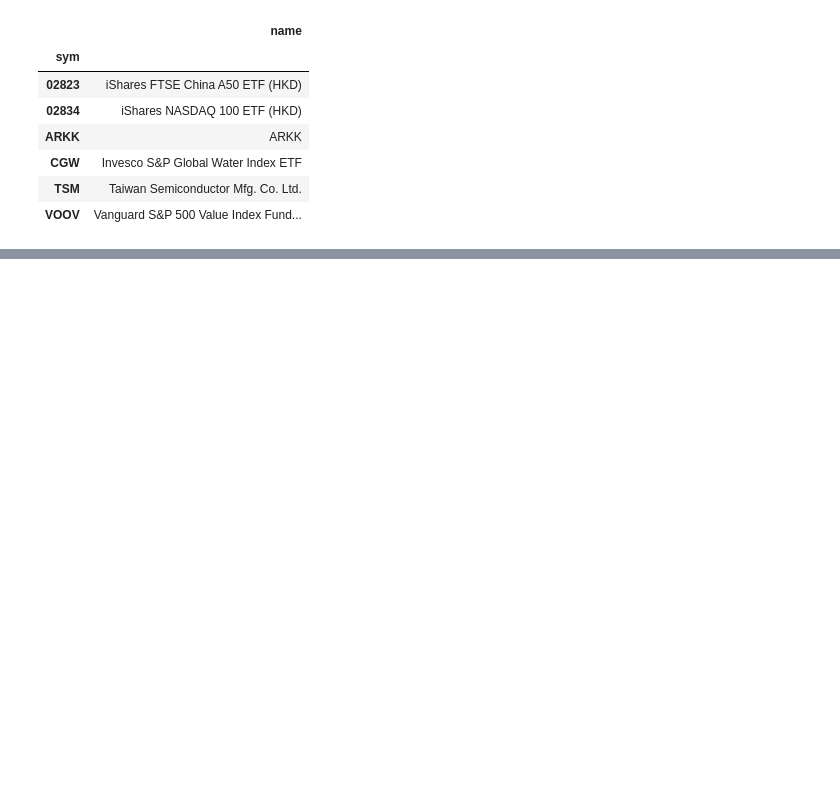
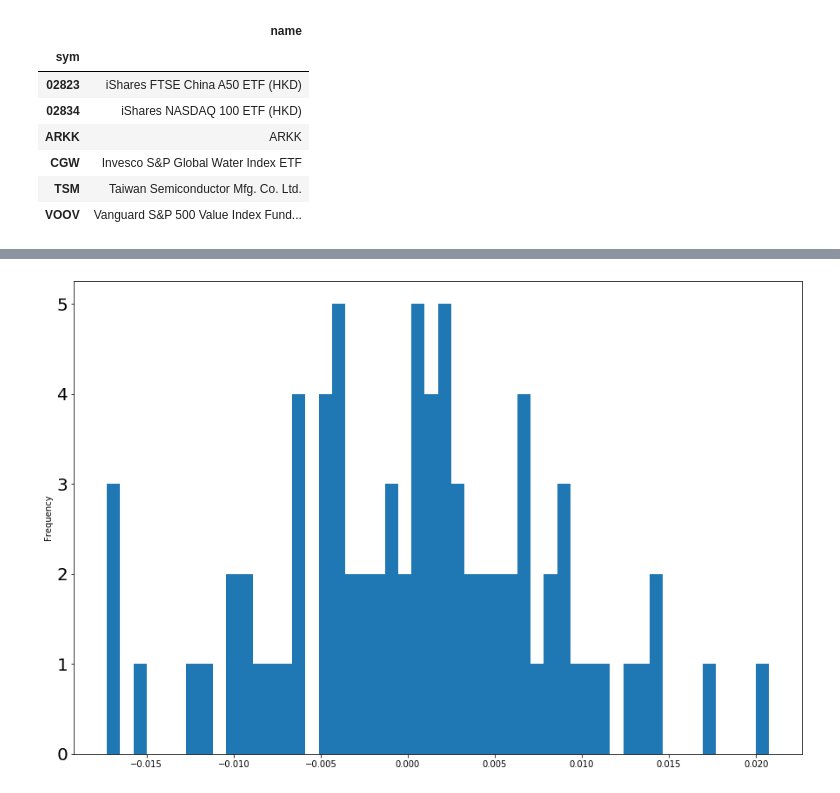
Before and after one commit to kingwongf/etf_port_db, a Jupyter notebook: index.ipynb, the cells around one changed output, grey strips where cells are left out. Saved outputs shown, nothing was run; the diff lists cells and outputs as text; code cells hidden in the pictures; blank space fills up the shorter version.

```diff
--- a/index.ipynb
+++ b/index.ipynb
@@ -262,0 +264,6 @@ Current HKDGBP Returns (GBP/ HKD): -0.0246
+# %%
+dist_ret = port_val['gbp_val'].pct_change().plot.hist(figsize=(15,10), bins=50)
+etfs_ret_ax.set_ylabel('Frequency', fontsize=20)
+_= plt.yticks(fontsize=20)
+# %% [output]
+[figure, added]
```
Also changed, not shown: parts of 9 cells of this notebook.
